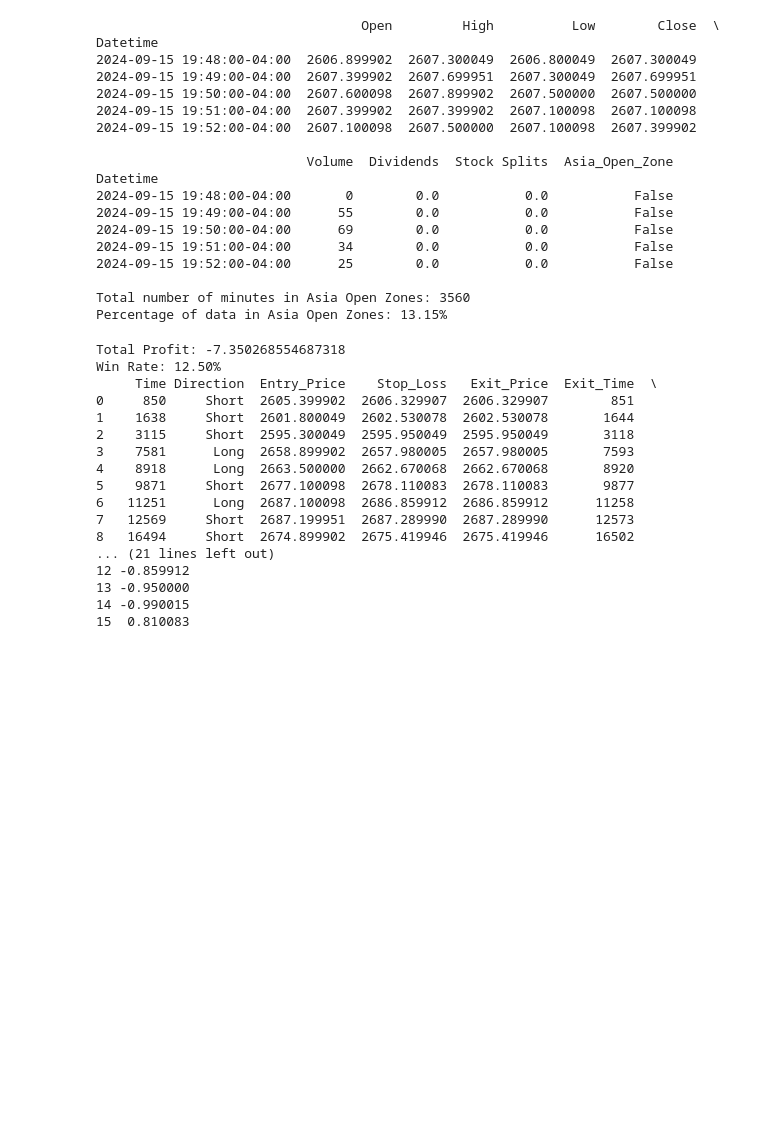
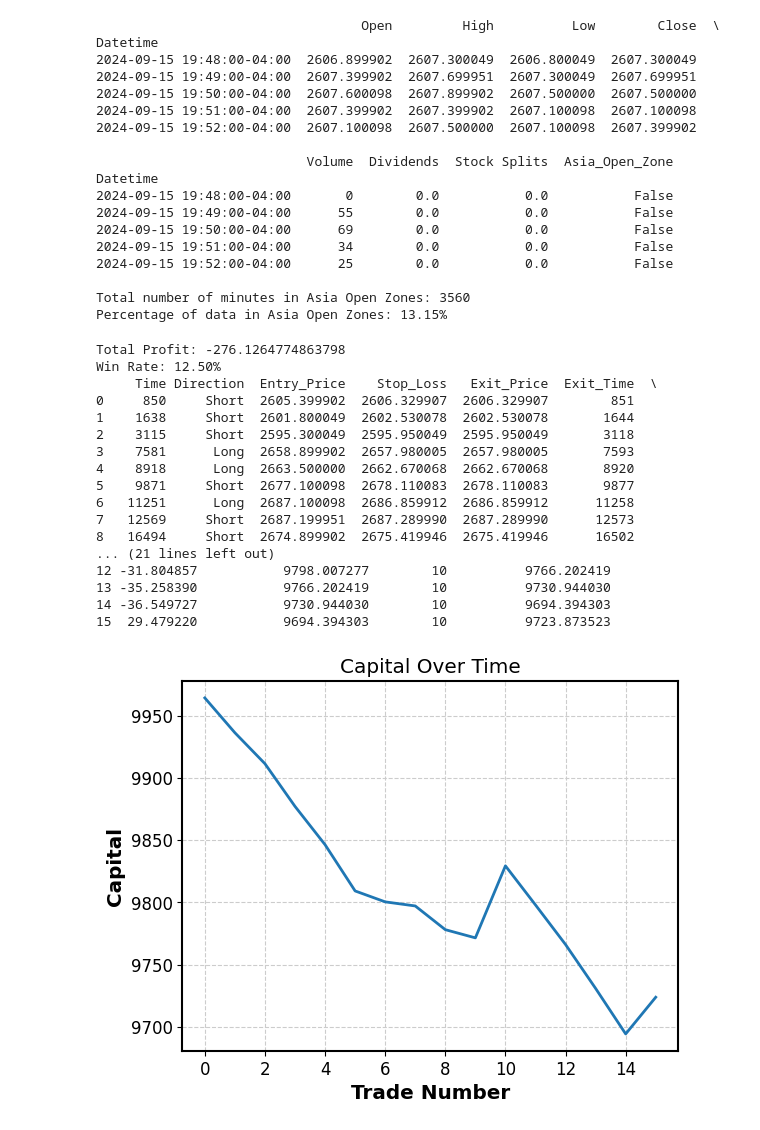
Before and after one commit to Slamwise/Trading-Strategies, a Jupyter notebook: session_open/asia_open_strategy.ipynb, the cells around one changed output. Saved outputs shown, nothing was run; the diff lists cells and outputs as text; code cells hidden in the pictures; blank space fills up the shorter version.

```diff
--- a/session_open/asia_open_strategy.ipynb
+++ b/session_open/asia_open_strategy.ipynb
@@ -149,14 +149,16 @@ Datetime
 Total number of minutes in Asia Open Zones: 3560
 Percentage of data in Asia Open Zones: 13.15%
 # %%
-def simulate_trading_strategy(df, breakout_pct=0.2, trailing_stop_pct=0.2):
+def simulate_trading_strategy(df, breakout_pct=0.2, trailing_stop_pct=0.2, starting_capital=10000, leverage=1):
     """
-    Simulate the trading strategy as per the specified rules.
+    Simulate the trading strategy with capital and leverage considerations.
 
     Args:
     df (pandas.DataFrame): The dataframe with minute-by-minute price data and 'Asia_Open_Zone' column.
     breakout_pct (float): Percentage of the range to consider as a breakout.
     trailing_stop_pct (float): Percentage of the range to set as the trailing stop.
+    starting_capital (float): The starting capital for the trading simulation.
+    leverage (float): The leverage to be used for each trade.
 
     Returns:
     pandas.DataFrame: A dataframe containing the details of each trade executed.
@@ -184,26 +186,41 @@ def simulate_trading_strategy(df, breakout_pct=0.2, trailing_stop_pct=0.2):
     # Determine if each timestamp is after the Asia open session
     df['After_Asia_Open_Session'] = ~df['Asia_Open_Zone']
 
-    # Initialize a list to collect all trades
+    # Initialize variables
     all_trades = []
+    capital = starting_capital
+    capital_over_time = [capital]
 
     # Process each Asia open session individually
     for session_id, group in df.groupby('Asia_Open_Session_ID'):
-        trades = process_trading_strategy(group, breakout_pct, trailing_stop_pct)
+        if capital <= 0:
+            print("Capital exhausted. Stopping simulation.")
+            break
+        trades = process_trading_strategy(group, breakout_pct, trailing_stop_pct, capital, leverage)
+
+        for trade in trades:
+            # Update capital based on the profit from the trade
+            capital += trade['Profit']
+            # Store capital after the trade
+            trade['Capital_After_Trade'] = capital
+            capital_over_time.append(capital)
+
         all_trades.extend(trades)
 
     # Convert the list of trades into a DataFrame
     trades_df = pd.DataFrame(all_trades)
     return trades_df
 
-def process_trading_strategy(group, breakout_pct, trailing_stop_pct):
+def process_trading_strategy(group, breakout_pct, trailing_stop_pct, capital, leverage):
     """
-    Process the trading strategy for a single Asia open session.
+    Process the trading strategy for a single Asia open session with capital and leverage considerations.
 
     Args:
     group (pandas.DataFrame): The dataframe for a single Asia open session.
     breakout_pct (float): Percentage of the range to consider as a breakout.
     trailing_stop_pct (float): Percentage of the range to set as the trailing stop.
+    capital (float): The capital available before the trade.
+    leverage (float): The leverage to be used for the trade.
 
     Returns:
     list: A list of dictionaries containing trade details.
@@ -263,7 +280,9 @@ def process_trading_strategy(group, breakout_pct, trailing_stop_pct):
                     'Stop_Loss': stop_loss,
                     'Exit_Price': np.nan,
                     'Exit_Time': np.nan,
-                    'Profit': np.nan
+                    'Profit': np.nan,
+                    'Capital_Before_Trade': capital,
+                    'Leverage': leverage
                 })
             elif breakout_direction == 'down' and row['Low'] <= breakout_down_level:
                 # Execute a short trade
@@ -278,9 +297,11 @@ def process_trading_strategy(group, breakout_pct, trailing_stop_pct):
                     'Stop_Loss': stop_loss,
                     'Exit_Price': np.nan,
                     'Exit_Time': np.nan,
-                    'Profit': np.nan
+                    'Profit': np.nan,
+                    'Capital_Before_Trade': capital,
+                    'Leverage': leverage
                 })
-        else:
+        elif trade_executed:
             # Manage the trade with a trailing stop
             current_trade = trades[-1]
             if current_trade['Direction'] == 'Long':
@@ -292,7 +313,7 @@ def process_trading_strategy(group, breakout_pct, trailing_stop_pct):
                 if row['Low'] <= current_trade['Stop_Loss']:
                     exit_price = current_trade['Stop_Loss']
                     exit_time = idx
-                    profit = exit_price - current_trade['Entry_Price']
+                    profit = capital * leverage * ((exit_price - current_trade['Entry_Price']) / current_trade['Entry_Price'])
                     current_trade.update({
                         'Exit_Price': exit_price,
                         'Exit_Time': exit_time,
@@ -308,7 +329,7 @@ def process_trading_strategy(group, breakout_pct, trailing_stop_pct):
                 if row['High'] >= current_trade['Stop_Loss']:
                     exit_price = current_trade['Stop_Loss']
                     exit_time = idx
-                    profit = current_trade['Entry_Price'] - exit_price
+                    profit = capital * leverage * ((current_trade['Entry_Price'] - exit_price) / current_trade['Entry_Price'])
                     current_trade.update({
                         'Exit_Price': exit_price,
                         'Exit_Time': exit_time,
@@ -320,38 +341,47 @@ def process_trading_strategy(group, breakout_pct, trailing_stop_pct):
 # Example usage:
 
 # Assuming 'df' is your dataframe with price data and 'Asia_Open_Zone' marked
 # df = pd.read_csv('your_data.csv', index_col=0, parse_dates=True)
 # df = mark_asia_open_zones(df)
 
-# Simulate the trading strategy
-trades_df = simulate_trading_strategy(all_data, breakout_pct=0.2, trailing_stop_pct=0.1)
+# Simulate the trading strategy with starting capital and leverage
+trades_df = simulate_trading_strategy(all_data, breakout_pct=0.2, trailing_stop_pct=0.1, starting_capital=10000, leverage=10)
 
 # Calculate total profit
 total_profit = trades_df['Profit'].sum()
 print(f"Total Profit: {total_profit}")
 
 # Calculate win rate
 win_rate = (trades_df['Profit'] > 0).mean() * 100
 print(f"Win Rate: {win_rate:.2f}%")
 
-
 # Display the trades
 print(trades_df)
+
+# Plot capital over time
+import matplotlib.pyplot as plt
+
+trades_df['Capital_After_Trade'].plot()
+plt.title('Capital Over Time')
+plt.xlabel('Trade Number')
+plt.ylabel('Capital')
+plt.show()
 # %% [output]
-Total Profit: -7.350268554687318
+Total Profit: -276.1264774863798
 Win Rate: 12.50%
      Time Direction  Entry_Price    Stop_Loss   Exit_Price  Exit_Time  \
 0     850     Short  2605.399902  2606.329907  2606.329907        851
 1    1638     Short  2601.800049  2602.530078  2602.530078       1644
 2    3115     Short  2595.300049  2595.950049  2595.950049       3118
 3    7581      Long  2658.899902  2657.980005  2657.980005       7593
 4    8918      Long  2663.500000  2662.670068  2662.670068       8920
 5    9871     Short  2677.100098  2678.110083  2678.110083       9877
 6   11251      Long  2687.100098  2686.859912  2686.859912      11258
 7   12569     Short  2687.199951  2687.289990  2687.289990      12573
 8   16494     Short  2674.899902  2675.419946  2675.419946      16502
 ... (21 lines left out)
-12 -0.859912
-13 -0.950000
-14 -0.990015
-15  0.810083
+12 -31.804857           9798.007277        10          9766.202419
+13 -35.258390           9766.202419        10          9730.944030
+14 -36.549727           9730.944030        10          9694.394303
+15  29.479220           9694.394303        10          9723.873523
+[figure, added]
```
